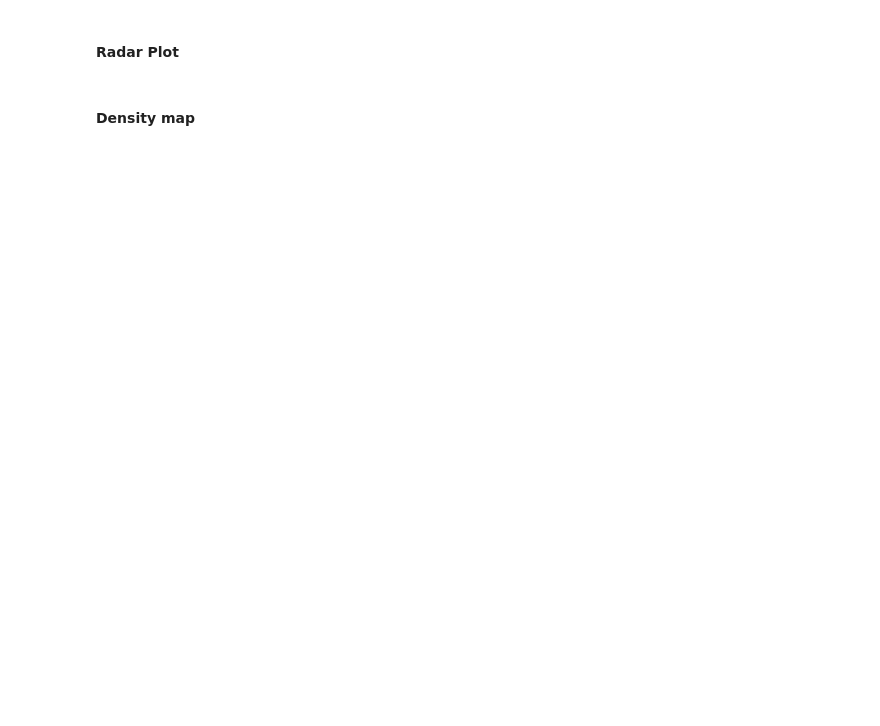
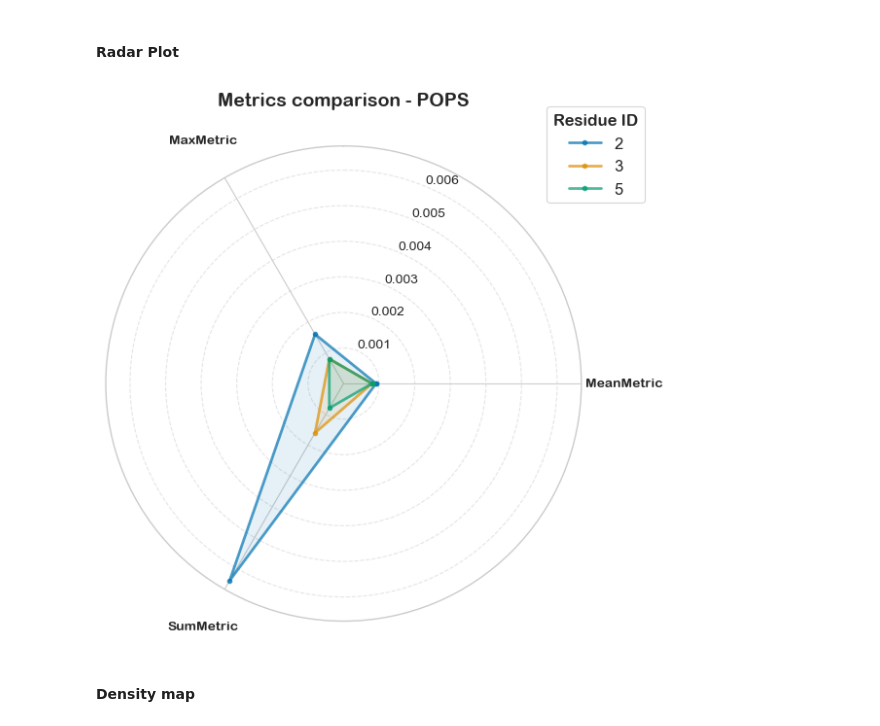
Before and after one commit to ProLint/prolint2, a Jupyter notebook: docs/notebooks/06_Generating_Plots.ipynb, the cells around one changed output. Saved outputs shown, nothing was run; the diff lists cells and outputs as text; code cells hidden in the pictures; blank space fills up the shorter version.

```diff
--- a/docs/notebooks/06_Generating_Plots.ipynb
+++ b/docs/notebooks/06_Generating_Plots.ipynb
@@ -28,11 +31,13 @@ array([   1,    2,    3, ..., 1282, 1283, 1284])
 # %% [markdown]
 #### Radar Plot
 # %%
-# from prolint2.plotting import Radar
-# metric_instances_list = [MeanMetric(), SumMetric(), MaxMetric()]
-# metric_instance = Metric(contacts, metric_instances_list) # clear is True by default so we clear any existing metrics
-# contacts_out = metric_instance.compute() # populate the metric columns
+from prolint2.plotting import Radar
+metric_instances_list = [MeanMetric(), SumMetric(), MaxMetric()]
+metric_instance = Metric(contacts, metric_instances_list) # clear is True by default so we clear any existing metrics
+contacts_out = metric_instance.compute() # populate the metric columns
 
-# RAD = Radar(contacts_out, fig_size=(6, 6))
-# RAD.create_plot(resIDs=[2, 3, 5], lipid_type='POPS', metric_names=['MeanMetric', 'SumMetric', 'MaxMetric'], marker='o', markersize=3, linewidth=2, alpha=0.7)
+RAD = Radar(contacts_out, fig_size=(6, 6))
+RAD.create_plot(resIDs=[2, 3, 5], lipid_type='POPS', metric_names=['MeanMetric', 'SumMetric', 'MaxMetric'], marker='o', markersize=3, linewidth=2, alpha=0.7)
+# %% [output]
+[figure, added]
 # %%
```
Also changed, not shown: parts of 18 cells of this notebook, 2 other files.
